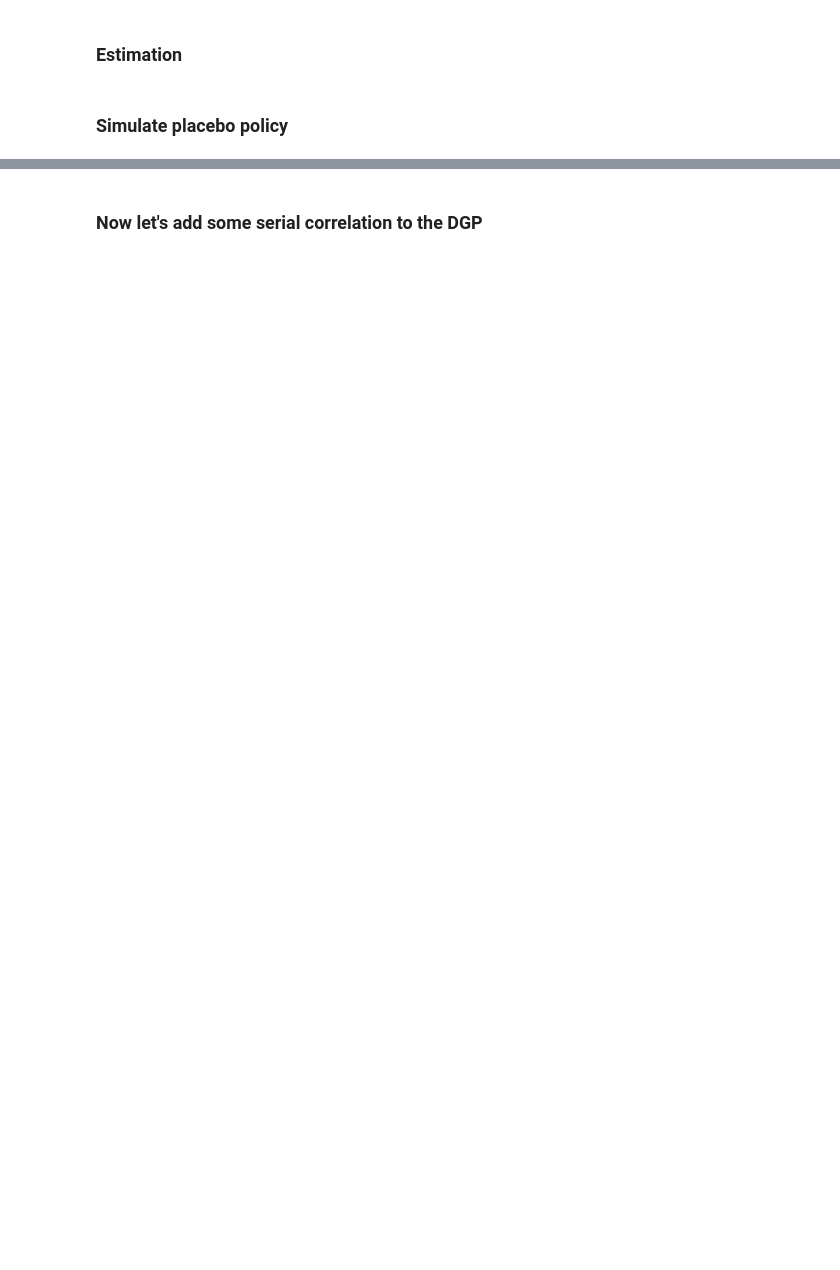
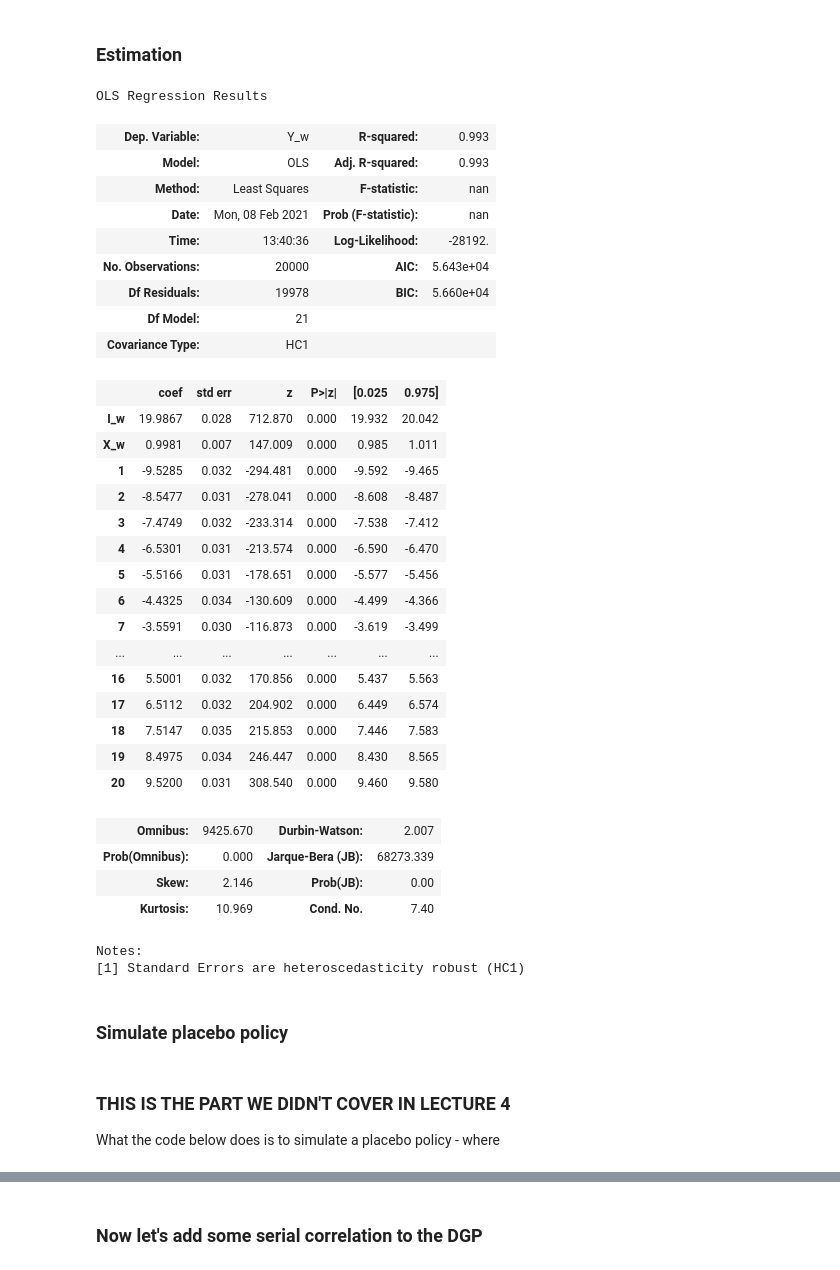
Before and after one commit to Asunafyc/big-data-econometrics, a Jupyter notebook: notebooks/Lecture 4 - diff-in-diff.ipynb, the cells around one changed output, grey strips where cells are left out. Cells and saved outputs as stored; diff of their text form; code cells hidden in the pictures; blank space fills up the shorter version.

Commit message:
Updating the notebook with the example we didn't cover in Lecture 4

```diff
--- a/notebooks/Lecture 4 - diff-in-diff.ipynb
+++ b/notebooks/Lecture 4 - diff-in-diff.ipynb
@@ -476,6 +710,41 @@ xvars = pd.concat([dfw[['I_w','X_w']],
 mod = sm.OLS(dfw['Y_w'],xvars,cluster= dfw['group'])
 res = mod.fit(cov_type='HC1')
 t = res.params.I_w/res.HC1_se.I_w
+# %%
+res.summary()
+# %% [output]
+OLS Regression Results
+| Dep. Variable: | Y_w | R-squared: | 0.993 |
+| Model: | OLS | Adj. R-squared: | 0.993 |
+| Method: | Least Squares | F-statistic: | nan |
+| Date: | Mon, 08 Feb 2021 | Prob (F-statistic): | nan |
+| Time: | 13:40:36 | Log-Likelihood: | -28192. |
+| No. Observations: | 20000 | AIC: | 5.643e+04 |
+| Df Residuals: | 19978 | BIC: | 5.660e+04 |
+| Df Model: | 21 |  |  |
+| Covariance Type: | HC1 |  |  |
+|  | coef | std err | z | P>|z| | [0.025 | 0.975] |
+| I_w | 19.9867 | 0.028 | 712.870 | 0.000 | 19.932 | 20.042 |
+| X_w | 0.9981 | 0.007 | 147.009 | 0.000 | 0.985 | 1.011 |
+| 1 | -9.5285 | 0.032 | -294.481 | 0.000 | -9.592 | -9.465 |
+| 2 | -8.5477 | 0.031 | -278.041 | 0.000 | -8.608 | -8.487 |
+| 3 | -7.4749 | 0.032 | -233.314 | 0.000 | -7.538 | -7.412 |
+| 4 | -6.5301 | 0.031 | -213.574 | 0.000 | -6.590 | -6.470 |
+| 5 | -5.5166 | 0.031 | -178.651 | 0.000 | -5.577 | -5.456 |
+| 6 | -4.4325 | 0.034 | -130.609 | 0.000 | -4.499 | -4.366 |
+| 7 | -3.5591 | 0.030 | -116.873 | 0.000 | -3.619 | -3.499 |
+| ... | ... | ... | ... | ... | ... | ... |
+| 16 | 5.5001 | 0.032 | 170.856 | 0.000 | 5.437 | 5.563 |
+| 17 | 6.5112 | 0.032 | 204.902 | 0.000 | 6.449 | 6.574 |
+| 18 | 7.5147 | 0.035 | 215.853 | 0.000 | 7.446 | 7.583 |
+| 19 | 8.4975 | 0.034 | 246.447 | 0.000 | 8.430 | 8.565 |
+| 20 | 9.5200 | 0.031 | 308.540 | 0.000 | 9.460 | 9.580 |
+| Omnibus: | 9425.670 | Durbin-Watson: | 2.007 |
+| Prob(Omnibus): | 0.000 | Jarque-Bera (JB): | 68273.339 |
+| Skew: | 2.146 | Prob(JB): | 0.00 |
+| Kurtosis: | 10.969 | Cond. No. | 7.40 |
+Notes:
+[1] Standard Errors are heteroscedasticity robust (HC1)
 # %% [markdown]
 ### Simulate placebo policy
 # %%
@@ -484,6 +753,9 @@ def fn_placebo_treatment(row,tstart,treated):
         return 1
     else:
         return 0
+# %% [markdown]
+### THIS IS THE PART WE DIDN'T COVER IN LECTURE 4
+What the code below does is to simulate a placebo policy - where
 # %%
 R = 100
 l = []
```
Also changed, not shown: parts of 45 cells of this notebook.
